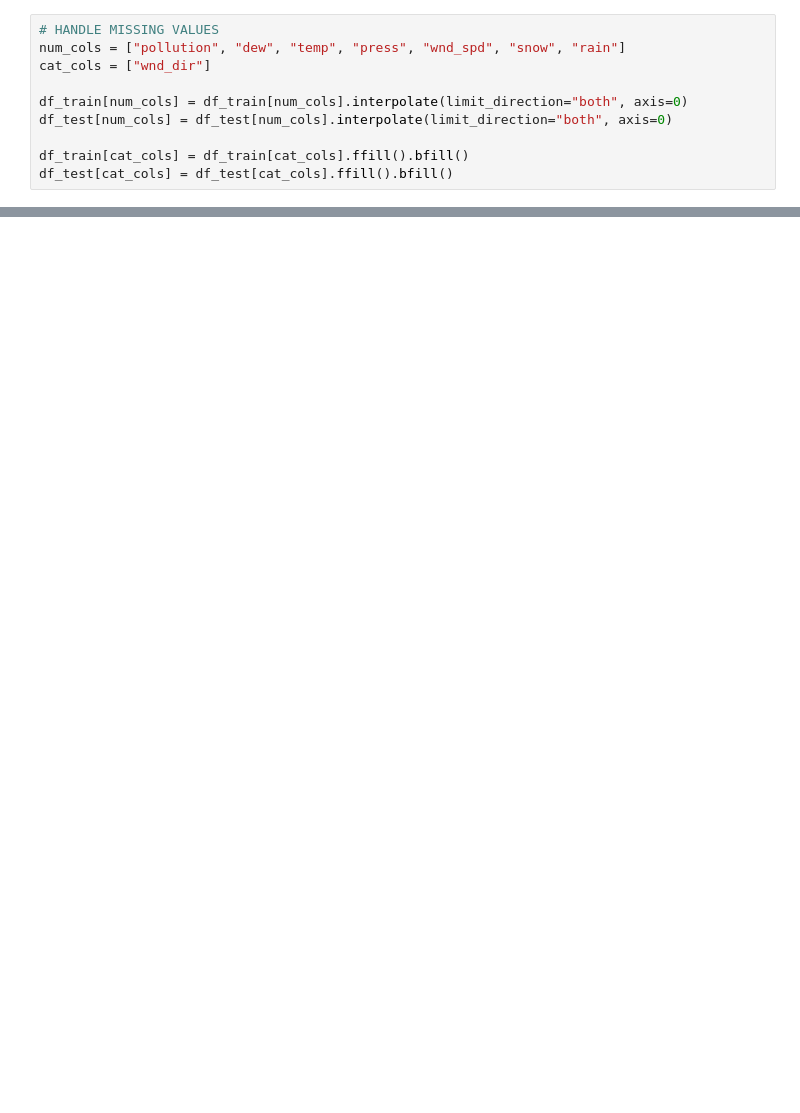
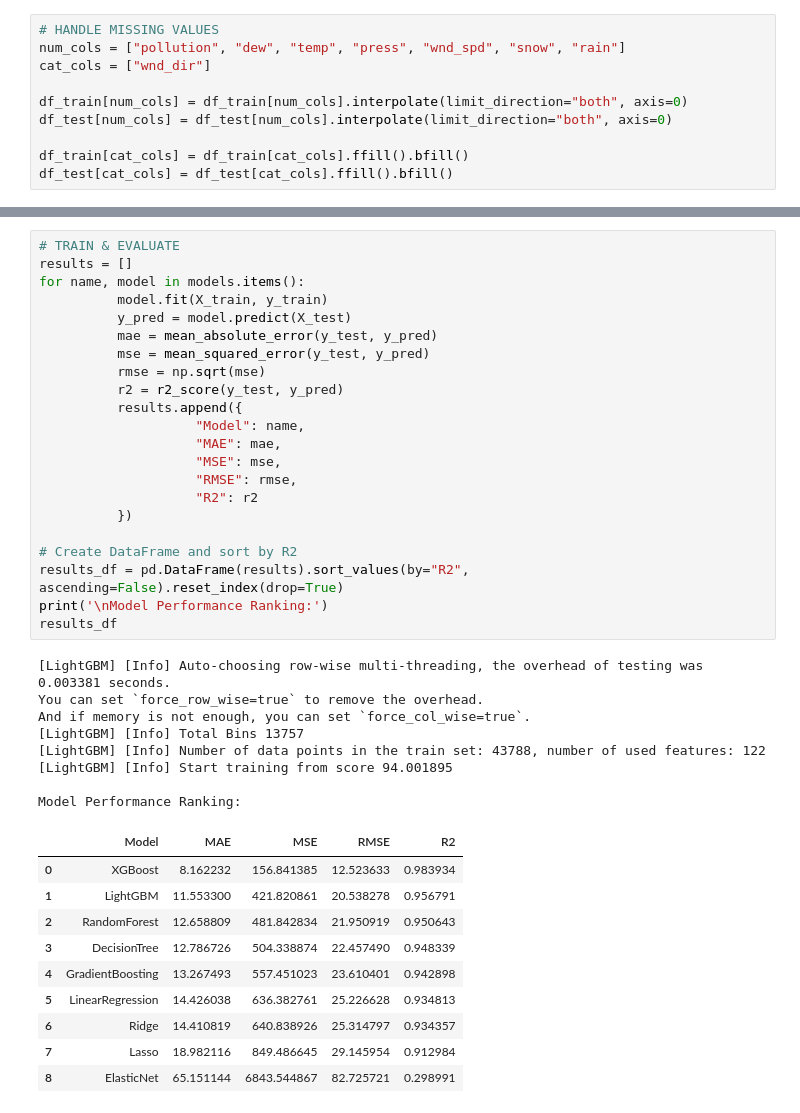
Before and after one commit to LeonardoMdSACode/Air-Pollution-Forecast, a Jupyter notebook: Pollution_Multivariate_Classical.ipynb, the cells around one changed output, grey strips where cells are left out. Drawn from its saved outputs; the diff is of its cells as text; blank space fills up the shorter version.

```diff
--- a/Pollution_Multivariate_Classical.ipynb
+++ b/Pollution_Multivariate_Classical.ipynb
@@ -123 +185,42 @@ models = {
 }
+# %%
+# TRAIN & EVALUATE
+results = []
+for name, model in models.items():
+          model.fit(X_train, y_train)
+          y_pred = model.predict(X_test)
+          mae = mean_absolute_error(y_test, y_pred)
+          mse = mean_squared_error(y_test, y_pred)
+          rmse = np.sqrt(mse)
+          r2 = r2_score(y_test, y_pred)
+          results.append({
+                    "Model": name,
+                    "MAE": mae,
+                    "MSE": mse,
+                    "RMSE": rmse,
+                    "R2": r2
+          })
+
+# Create DataFrame and sort by R2
+results_df = pd.DataFrame(results).sort_values(by="R2", ascending=False).reset_index(drop=True)
+print('\nModel Performance Ranking:')
+results_df
+# %% [output]
+[LightGBM] [Info] Auto-choosing row-wise multi-threading, the overhead of testing was 0.003381 seconds.
+You can set `force_row_wise=true` to remove the overhead.
+And if memory is not enough, you can set `force_col_wise=true`.
+[LightGBM] [Info] Total Bins 13757
+[LightGBM] [Info] Number of data points in the train set: 43788, number of used features: 122
+[LightGBM] [Info] Start training from score 94.001895
+
+Model Performance Ranking:
+|  | Model | MAE | MSE | RMSE | R2 |
+| 0 | XGBoost | 8.162232 | 156.841385 | 12.523633 | 0.983934 |
+| 1 | LightGBM | 11.553300 | 421.820861 | 20.538278 | 0.956791 |
+| 2 | RandomForest | 12.658809 | 481.842834 | 21.950919 | 0.950643 |
+| 3 | DecisionTree | 12.786726 | 504.338874 | 22.457490 | 0.948339 |
+| 4 | GradientBoosting | 13.267493 | 557.451023 | 23.610401 | 0.942898 |
+| 5 | LinearRegression | 14.426038 | 636.382761 | 25.226628 | 0.934813 |
+| 6 | Ridge | 14.410819 | 640.838926 | 25.314797 | 0.934357 |
+| 7 | Lasso | 18.982116 | 849.486645 | 29.145954 | 0.912984 |
+| 8 | ElasticNet | 65.151144 | 6843.544867 | 82.725721 | 0.298991 |
```
Also changed, not shown: parts of 7 cells of this notebook, 2 other files.
